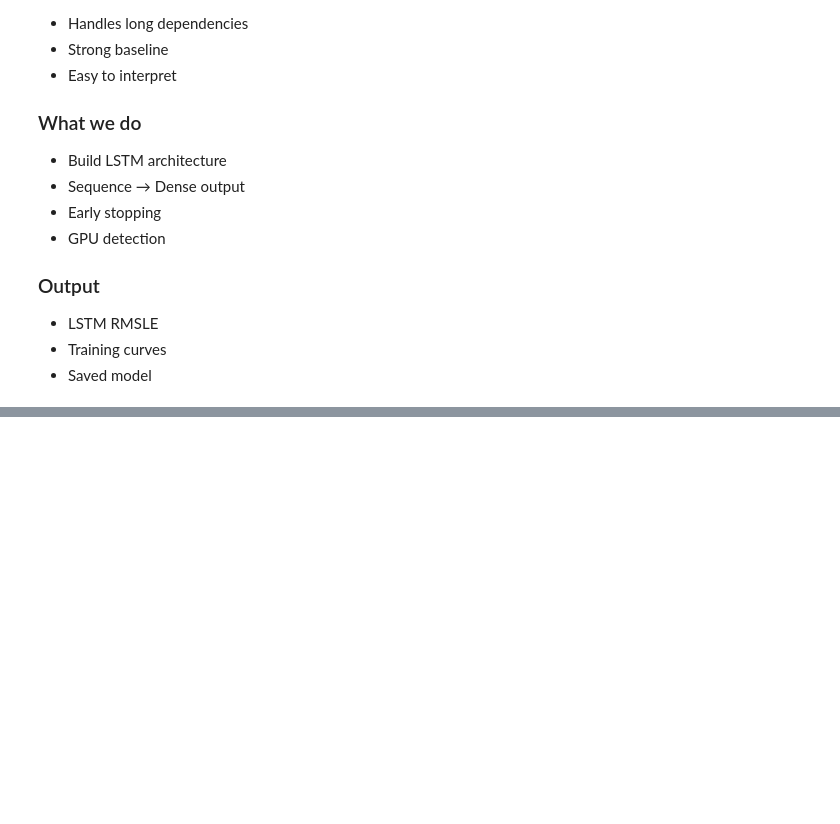
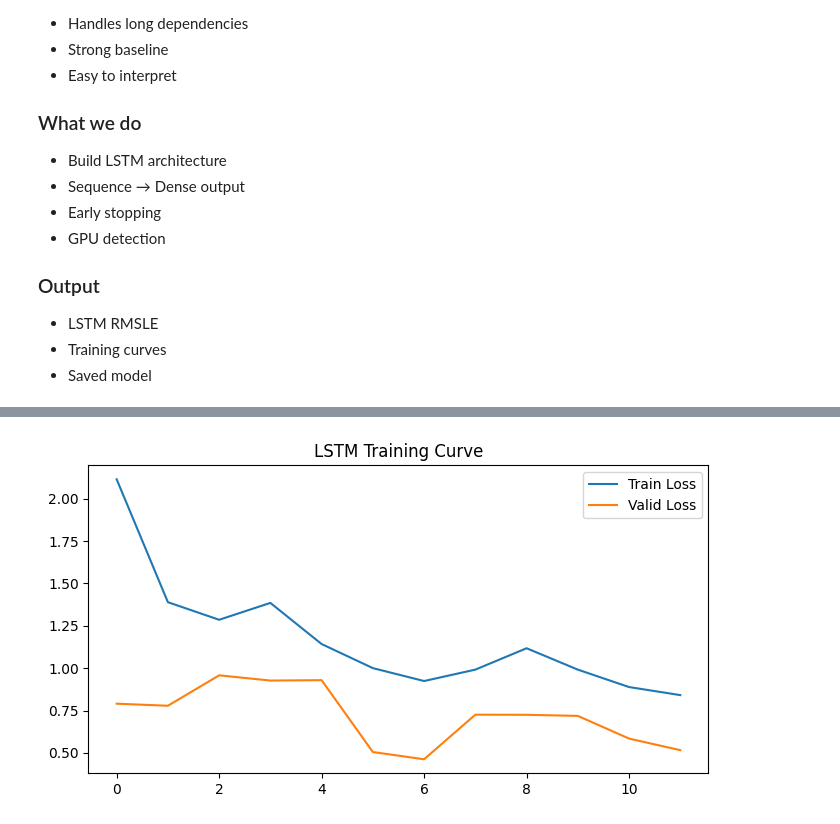
Before and after one commit to sabin74/Enterprise-Intelligent-Demand-Forecasting-Decision-Optimization-Platform, a Jupyter notebook: notebooks/06_dl_models.ipynb, the cells around one changed output, grey strips where cells are left out. Drawn from its saved outputs; the diff is of its cells as text; code cells hidden in the pictures; blank space fills up the shorter version.

```diff
--- a/notebooks/06_dl_models.ipynb
+++ b/notebooks/06_dl_models.ipynb
@@ -319,12 +337,14 @@ def rmsle(y_true, y_pred):
 # %%
 # Built LSMT Model - Basseline Architecture
-num_features = X_train.shape[2]
-
 lstm_model = Sequential([
-    LSTM(units=64, return_sequences=True, input_shape=(WINDOW_SIZE, num_features)),
-    Dropout(0.2),
-    Dense(1)
+  LSTM(64, input_shape=(WINDOW_SIZE, len(DL_FEATURES))),
+  Dropout(0.2),
+  Dense(1)
 ])
 
-lstm_model.compile(optimizer='adam', loss='mse')
+lstm_model.compile(
+    optimizer=tf.keras.optimizers.Adam(learning_rate=0.001, clipnorm=1.0),
+    loss="mse"
+)
+
 lstm_model.summary()
@@ -338,10 +365,20 @@ early_stopping = EarlyStopping(
+# %%
+# Training Setup
+STEPS_PER_EPOCH = 2000
+VAL_STEPS = 500
+
+callbacks = [
+  EarlyStopping(patience=5, restore_best_weights=True),
+  ModelCheckpoint("models/lstm_best.keras", save_best_only=True)
+]
 # %%
 # Train_model
 history = lstm_model.fit(
-    X_train, y_train,
-    validation_data=(X_train, y_valid),
-    epochs=30,
-    batch_size=BATCH_SIZE,
-    callbacks=[early_stopping],
-    verbose=1
+  train_ds,
+  validation_data=valid_ds,
+  epochs=30,
+  steps_per_epoch=STEPS_PER_EPOCH,
+  validation_steps=VAL_STEPS,
+  callbacks=callbacks,
+  verbose=1
 )
@@ -377,0 +421,10 @@ valid_ds = tf_dataset_from_generator(lambda: sliding_window_generator(
+# %%
+# Training Curves
+plt.figure(figsize=(8, 4))
+plt.plot(history.history["loss"], label="Train Loss")
+plt.plot(history.history["val_loss"], label="Valid Loss")
+plt.legend()
+plt.title("LSTM Training Curve")
+plt.show()
+# %% [output]
+[figure, added]
```
Also changed, not shown: parts of 28 cells of this notebook.
